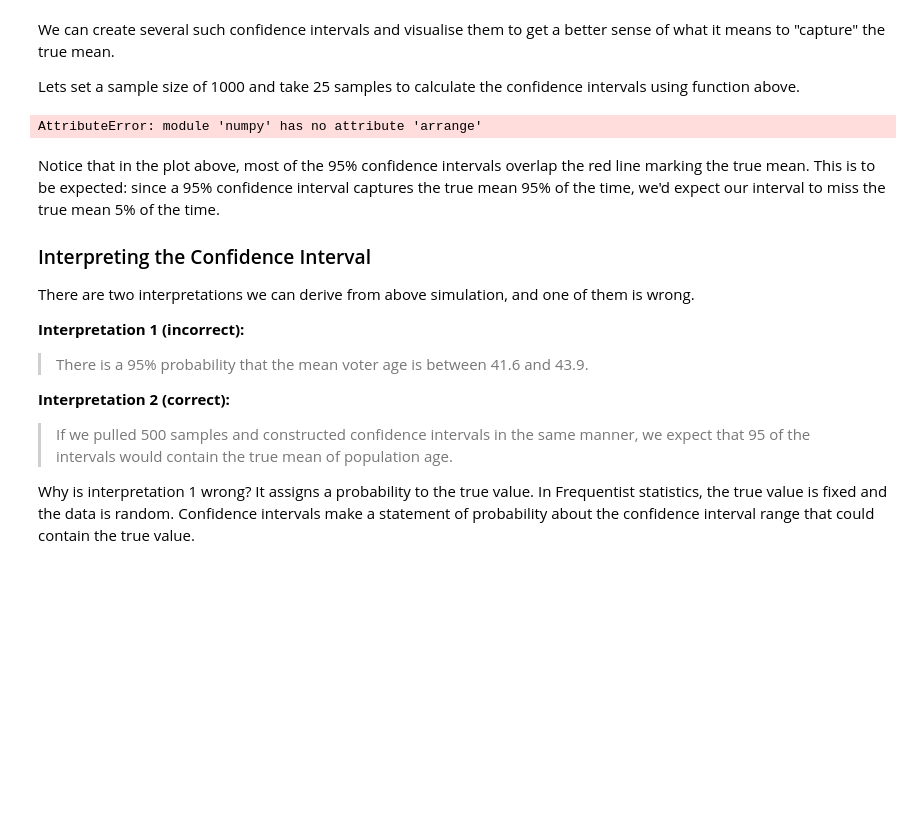
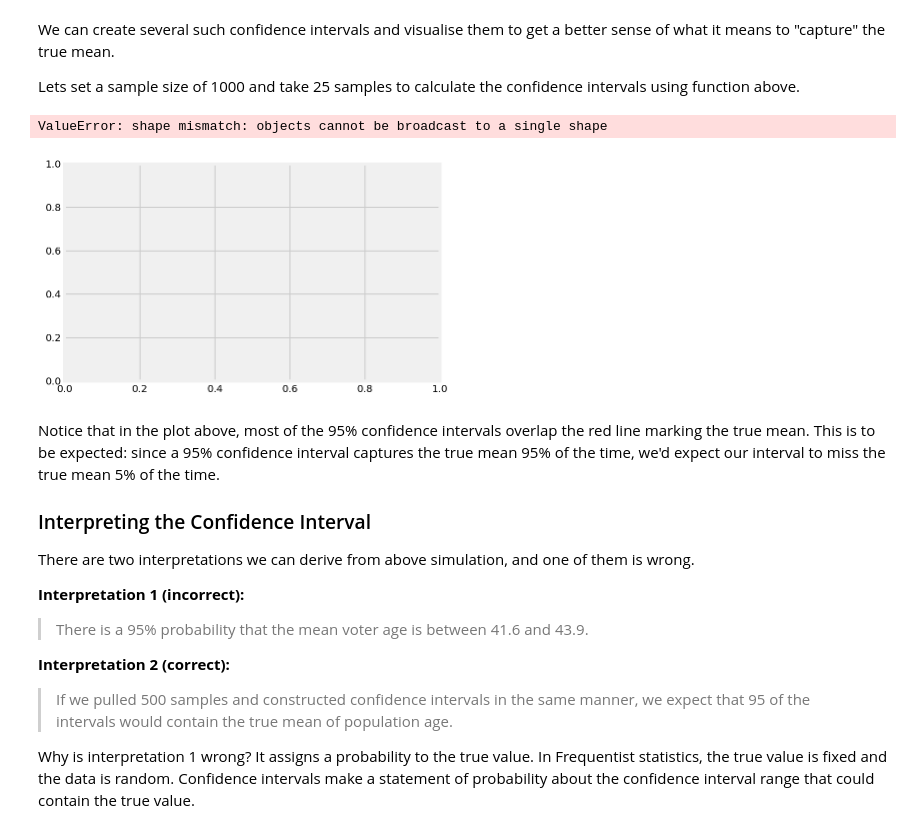
Before and after one commit to mandoiwanaga/dsc-2-19-15-confidence-intervals-lab-seattle-ds-career-040119, a Jupyter notebook: index.ipynb, the cells around one changed output. Drawn from its saved outputs; the diff is of its cells as text; code cells hidden in the pictures; blank space fills up the shorter version.

```diff
--- a/index.ipynb
+++ b/index.ipynb
@@ -269,11 +269,12 @@ for sample in range(25):
 # %%
 # plot the mean and confidence interval for each sample as error bars
 # plot the population mean
-y=np.arrange(1,25,1)
+y=np.arange(1,25,1)
 plt.errorbar(sample_means, y)
 plt.figure(figsize=(15,9))
 # %% [output]
-AttributeError: module 'numpy' has no attribute 'arrange'
+ValueError: shape mismatch: objects cannot be broadcast to a single shape
+[figure, added]
 # %% [markdown]
 Notice that in the plot above, most of the 95% confidence intervals overlap the red line marking the true mean. This is to be expected: since a 95% confidence interval captures the true mean 95% of the time, we'd expect our interval to miss the true mean 5% of the time.
 
```
